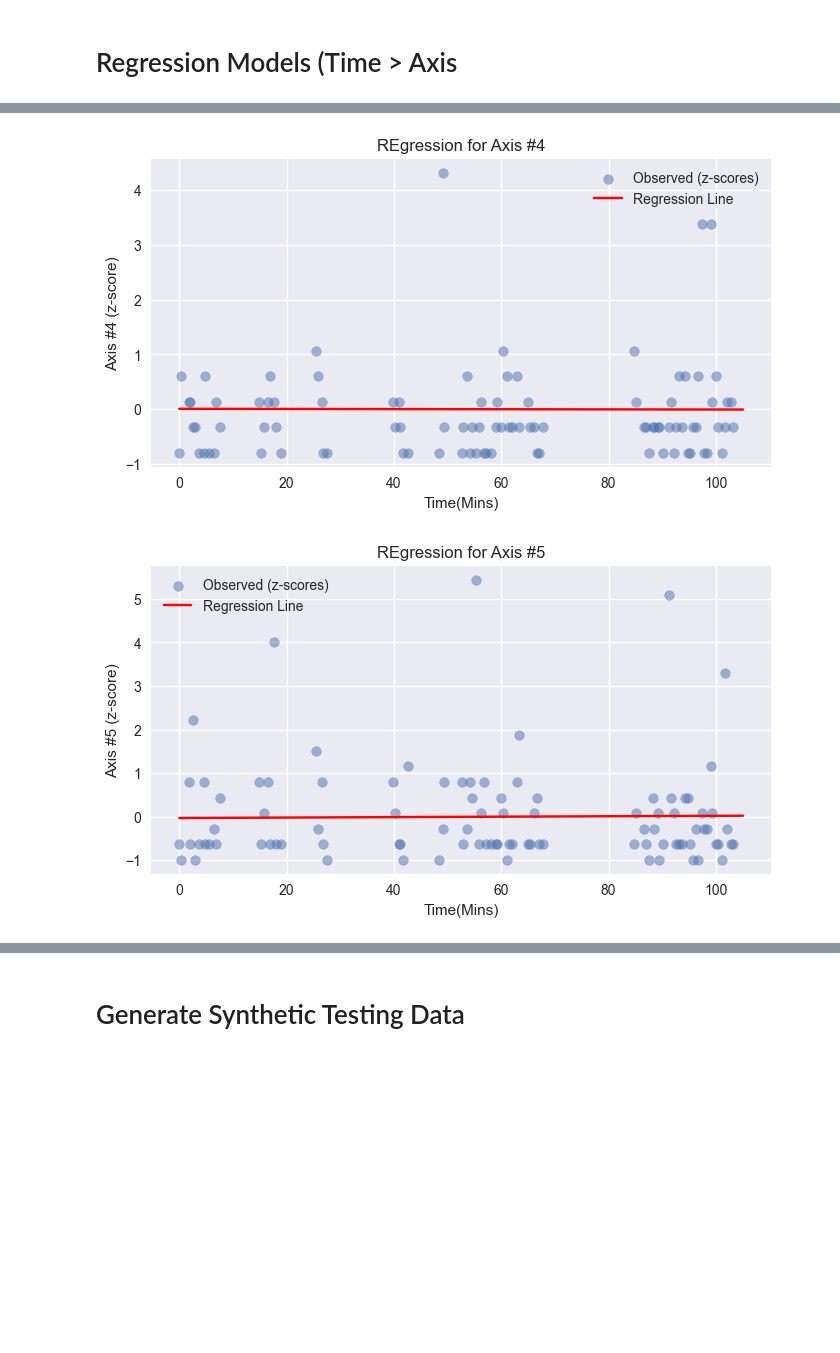
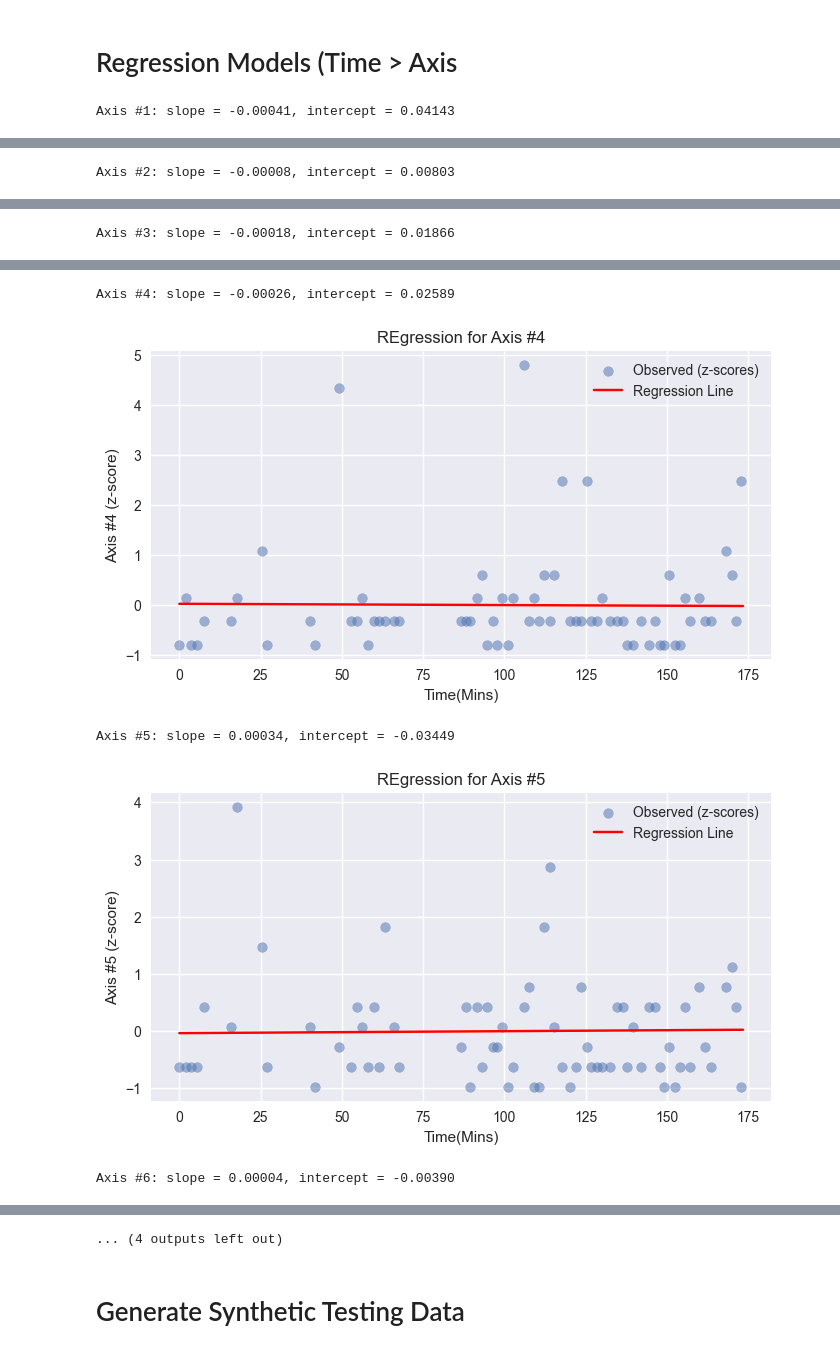
Before and after one commit to JariusBedward-8841640/CSCN8010_Practical_Lab1_ArchitectureVer, a Jupyter notebook: DataStreamPracticalLab,.ipynb, the cells around one changed output, grey strips where cells are left out. Cells and saved outputs as stored; diff of their text form; code cells hidden in the pictures; blank space fills up the shorter version.

```diff
--- a/DataStreamPracticalLab,.ipynb
+++ b/DataStreamPracticalLab,.ipynb
@@ -135,36 +134,22 @@ for axis in axis_cols:
 
     models[axis] = model
     residuals[axis] = y - y_pred
-    #sample points for every 10th low for less clutter
-    df_plot = df_std.iloc[::10]
 
 
 
+    #Identify the slope and interfcept
+    print(f"{axis}: slope = {model.coef_[0]:.5f}, intercept = {model.intercept_:.5f}")
 
-# df_train["time_min"] = (df_train["Time"] - df_train["Time"].min()).dt.total_seconds()
-#
-# models = {}
-# residuals = {}
-#
-# for axis in axis_cols:
-#     x = df_train[["time_min"]].values
-#     y = df_train[axis].values
-#
-#     model = LinearRegression().fit(x,y)
-#     y_pred = model.predict(x)
-#
-#     models[axis] = model
-#     residuals[axis] = y - y_pred
-#
-#     # Plot the regression
+    #Reduces  the number of rows plotted in this case every 30th row
+    df_plot = df_std.iloc[::30]
+
     plt.figure(figsize=(8,4))
-
     plt.scatter(df_plot["time_min"], df_plot[axis], alpha=0.5, label="Observed (z-scores)" )
     plt.plot(df_std["time_min"], y_pred, color="red", label="Regression Line")
-
     plt.title(f"REgression for {axis}")
     plt.xlabel("Time(Mins)")
     plt.ylabel(f"{axis} (z-score)")
     plt.legend()
     plt.show()
 # %% [output]
+Axis #1: slope = -0.00041, intercept = 0.04143
@@ -171,0 +157 @@ for axis in axis_cols:
+Axis #2: slope = -0.00008, intercept = 0.00803
@@ -172,0 +159 @@ for axis in axis_cols:
+Axis #3: slope = -0.00018, intercept = 0.01866
@@ -174,2 +161,5 @@ for axis in axis_cols:
+Axis #4: slope = -0.00026, intercept = 0.02589
-[figure, old version]
+[figure, new version]
+Axis #5: slope = 0.00034, intercept = -0.03449
-[figure, old version]
+[figure, new version]
+Axis #6: slope = 0.00004, intercept = -0.00390
@@ -179,3 +167,4 @@ for axis in axis_cols:
+... (4 outputs left out)
 # %% [markdown]
 # Generate Synthetic Testing Data
 # %%
```
Also changed, not shown: parts of 16 cells of this notebook, 10 other files.
